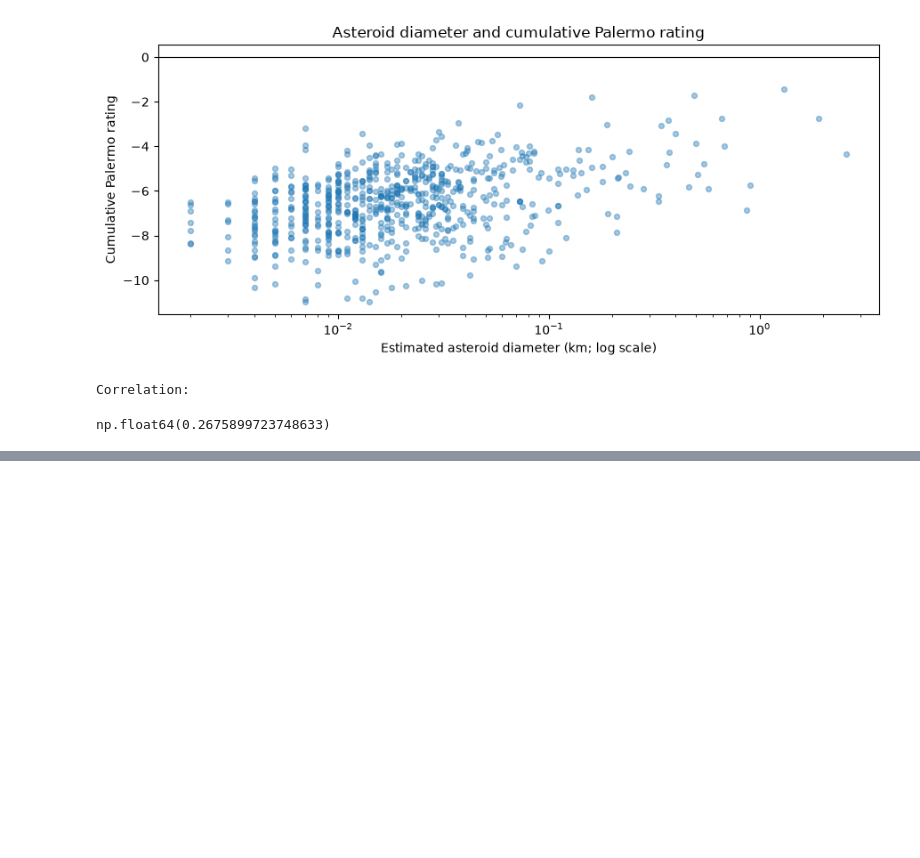
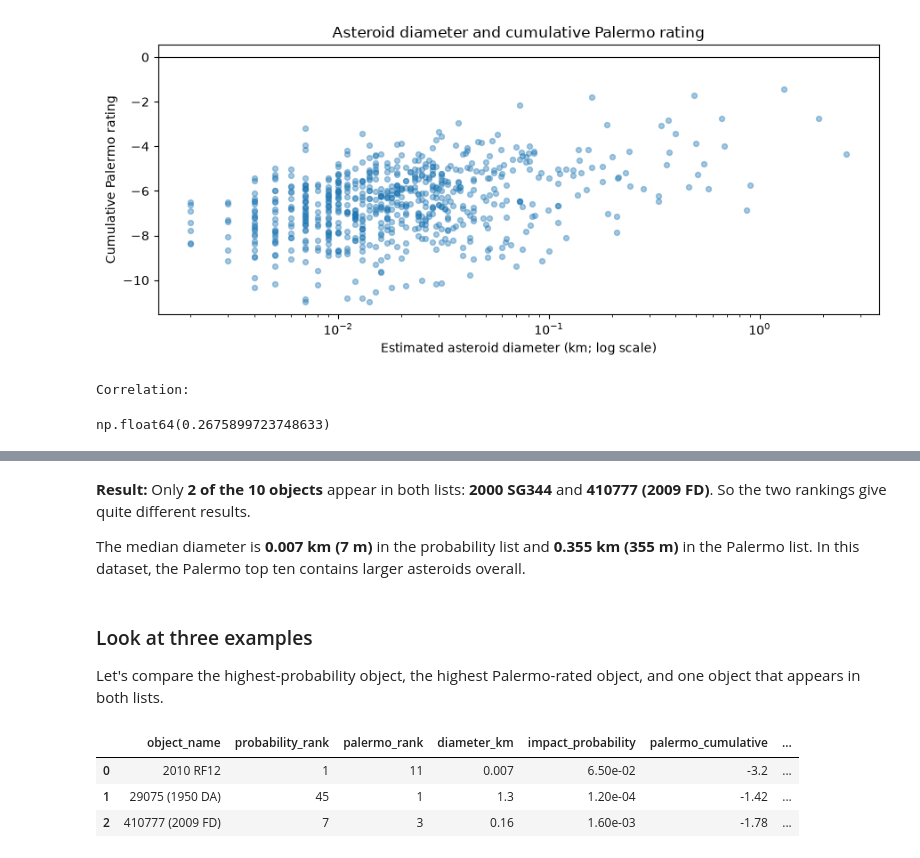
Before and after one commit to mwojtyna/uj, a Jupyter notebook: data-science/2_data_exploration_advanced/2_Asteroid_Impacts_DataExploration.ipynb, the cells around one changed output, grey strips where cells are left out. Drawn from its saved outputs; the diff is of its cells as text; code cells hidden in the pictures; blank space fills up the shorter version.

```diff
--- a/data-science/2_data_exploration_advanced/2_Asteroid_Impacts_DataExploration.ipynb
+++ b/data-science/2_data_exploration_advanced/2_Asteroid_Impacts_DataExploration.ipynb
@@ -436,0 +440,21 @@ same five objects? Compare the lists and explain why they can differ. _TODO_
+# %% [markdown]
+**Result:** Only **2 of the 10 objects** appear in both lists: **2000 SG344**
+and **410777 (2009 FD)**. So the two rankings give quite different results.
+
+The median diameter is **0.007 km (7 m)** in the probability list and
+**0.355 km (355 m)** in the Palermo list. In this dataset, the Palermo top ten
+contains larger asteroids overall.
+# %% [markdown]
+### Look at three examples
+
+Let's compare the highest-probability object, the highest Palermo-rated object,
+and one object that appears in both lists.
+# %%
+example_names = ["2010 RF12", "29075 (1950 DA)", "410777 (2009 FD)"]
+examples = ranking_data.set_index("object_name").loc[example_names].reset_index()
+show_objects(examples)
+# %% [output]
+|  | object_name | probability_rank | palermo_rank | diameter_km | impact_probability | palermo_cumulative | ... |
+| 0 | 2010 RF12 | 1 | 11 | 0.007 | 6.50e-02 | -3.2 | ... |
+| 1 | 29075 (1950 DA) | 45 | 1 | 1.3 | 1.20e-04 | -1.42 | ... |
+| 2 | 410777 (2009 FD) | 7 | 3 | 0.16 | 1.60e-03 | -1.78 | ... |
```
Also changed, not shown: parts of 21 cells of this notebook.
